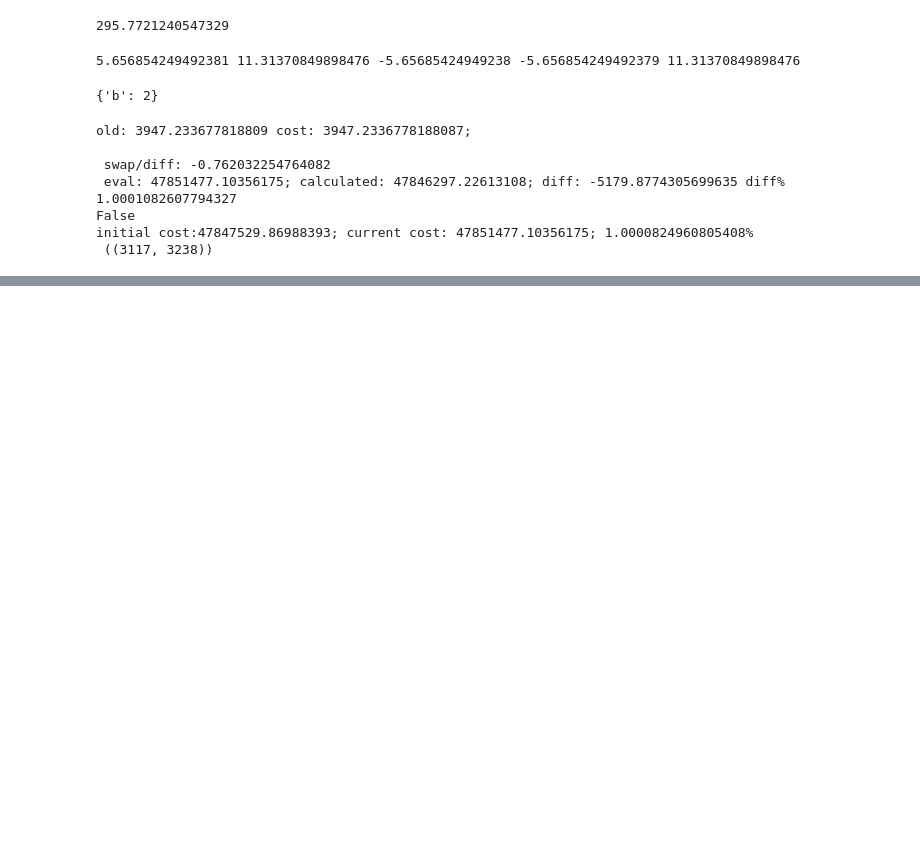
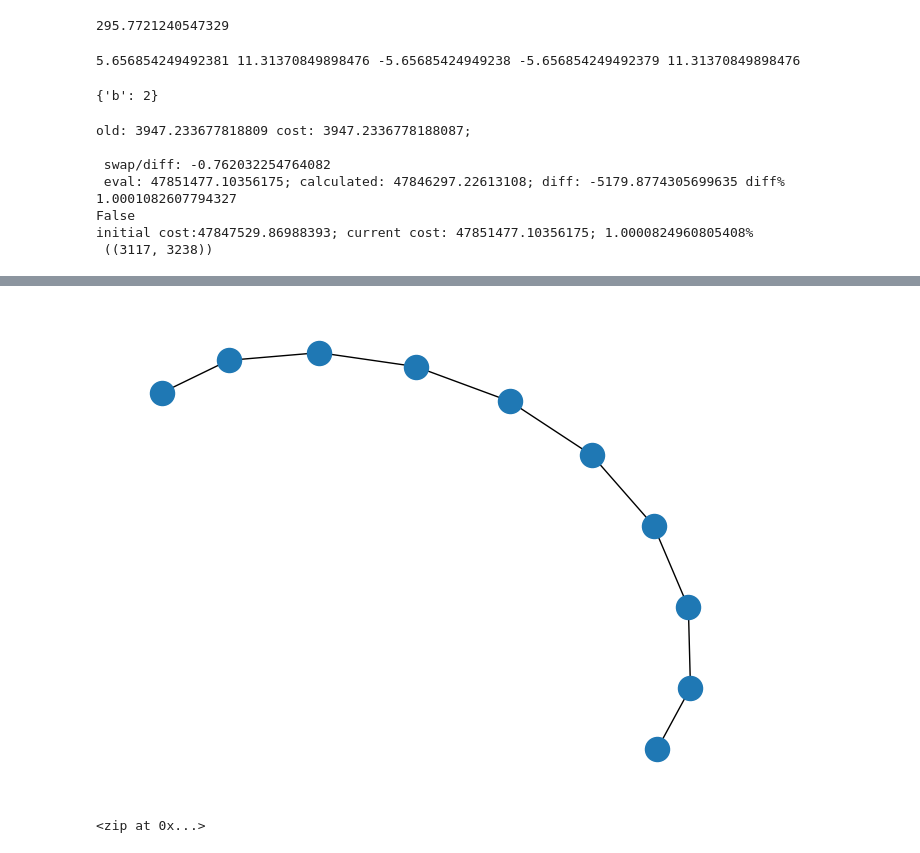
Before and after one commit to danibritods/heuristics, a Jupyter notebook: tsp.ipynb, the cells around one changed output, grey strips where cells are left out. Drawn from its saved outputs; the diff is of its cells as text; code cells hidden in the pictures; blank space fills up the shorter version.

```diff
--- a/tsp.ipynb
+++ b/tsp.ipynb
@@ -139,5 +123,5 @@ solver = TSPSolver()
 # solver.swap_n_reverse(d_l,(1,8))
 # solver.nodes = dic
 # solver.swap_cost(list(dic.keys()),[2,3])
-solver.solve(nodes)
+path = solver.solve(dic)
 # %% [output]
@@ -211,0 +221,13 @@ initial cost:47847529.86988393; current cost: 47851477.10356175; 1.0000824960805
+# %%
+G=nx.Graph(name="buba")
+G.add_nodes_from(nodes)
+G.add_edges_from(zip(path,path[1:]))
+nx.draw(G)
+plt.show()
+# %% [output]
+[figure, added]
+# %%
+path = solver.current_path
+zip(path,path[1:])
+# %% [output]
+<zip at 0x...>
```
Also changed, not shown: parts of 8 cells of this notebook.
